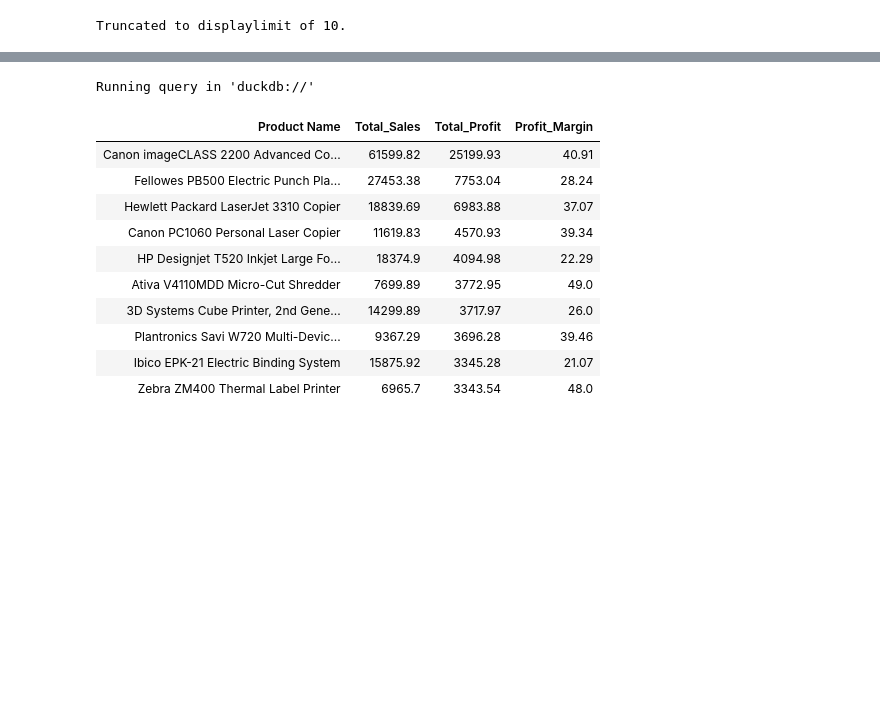
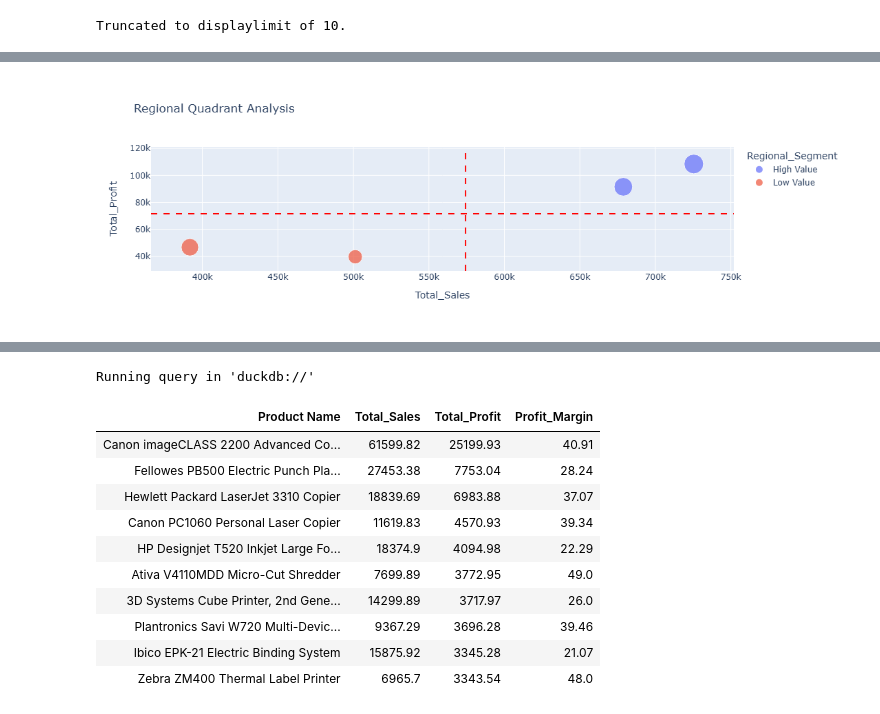
Before and after one commit to wileymartin/Retail_Supply_Chain_Dataset, a Jupyter notebook: Supply_Chain_Dataset_Repo.ipynb, the cells around one changed output, grey strips where cells are left out. Drawn from its saved outputs; the diff is of its cells as text; code cells hidden in the pictures; blank space fills up the shorter version.

```diff
--- a/Supply_Chain_Dataset_Repo.ipynb
+++ b/Supply_Chain_Dataset_Repo.ipynb
@@ -323,0 +391,29 @@ Running query in 'duckdb://'
+# %%
+avg_sales = regional_df["Total_Sales"].mean()
+avg_profit = regional_df["Total_Profit"].mean()
+
+fig = px.scatter(
+    regional_df,
+    x="Total_Sales",
+    y="Total_Profit",
+    color="Regional_Segment",
+    size="Profit_Margin",
+    hover_name="Region",
+    title="Regional Quadrant Analysis"
+)
+
+fig.add_vline(
+    x=avg_sales,
+    line_dash="dash",
+    line_color="red"
+)
+
+fig.add_hline(
+    y=avg_profit,
+    line_dash="dash",
+    line_color="red"
+)
+
+fig.show()
+# %% [output]
+[figure, added]
```
Also changed, not shown: parts of 20 cells of this notebook.
